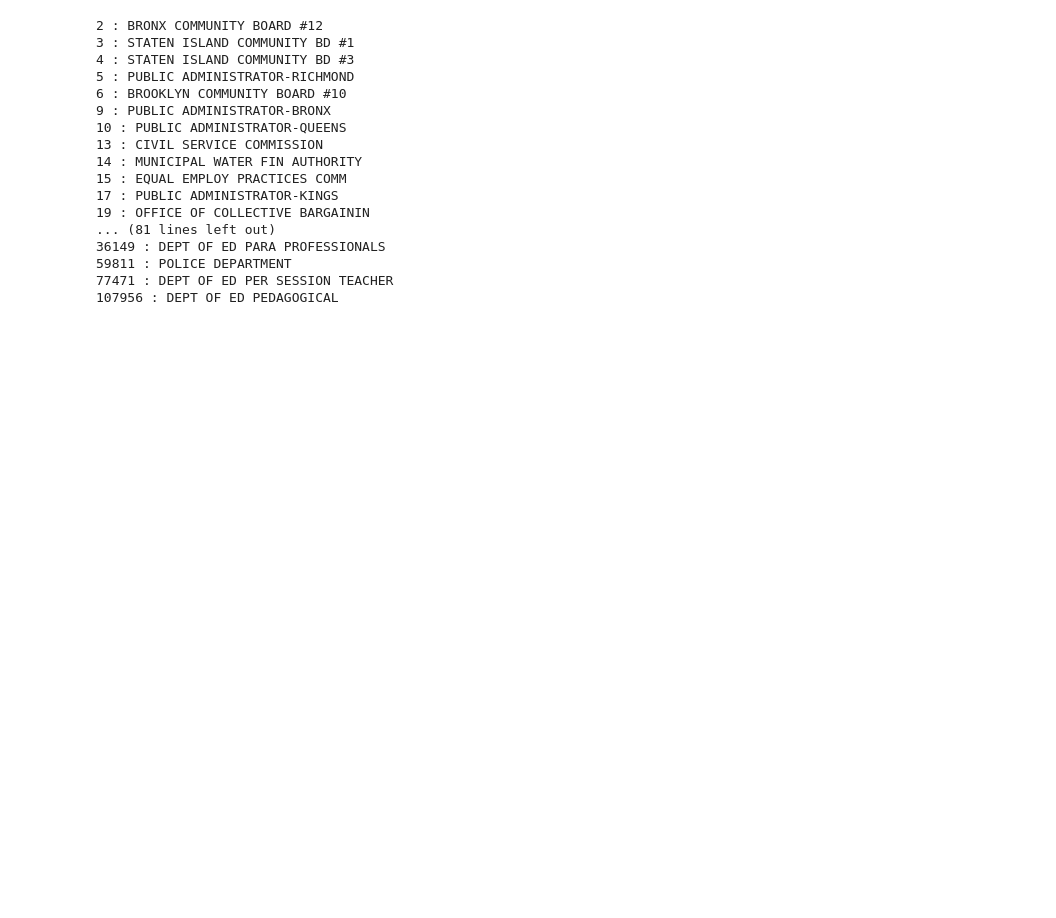
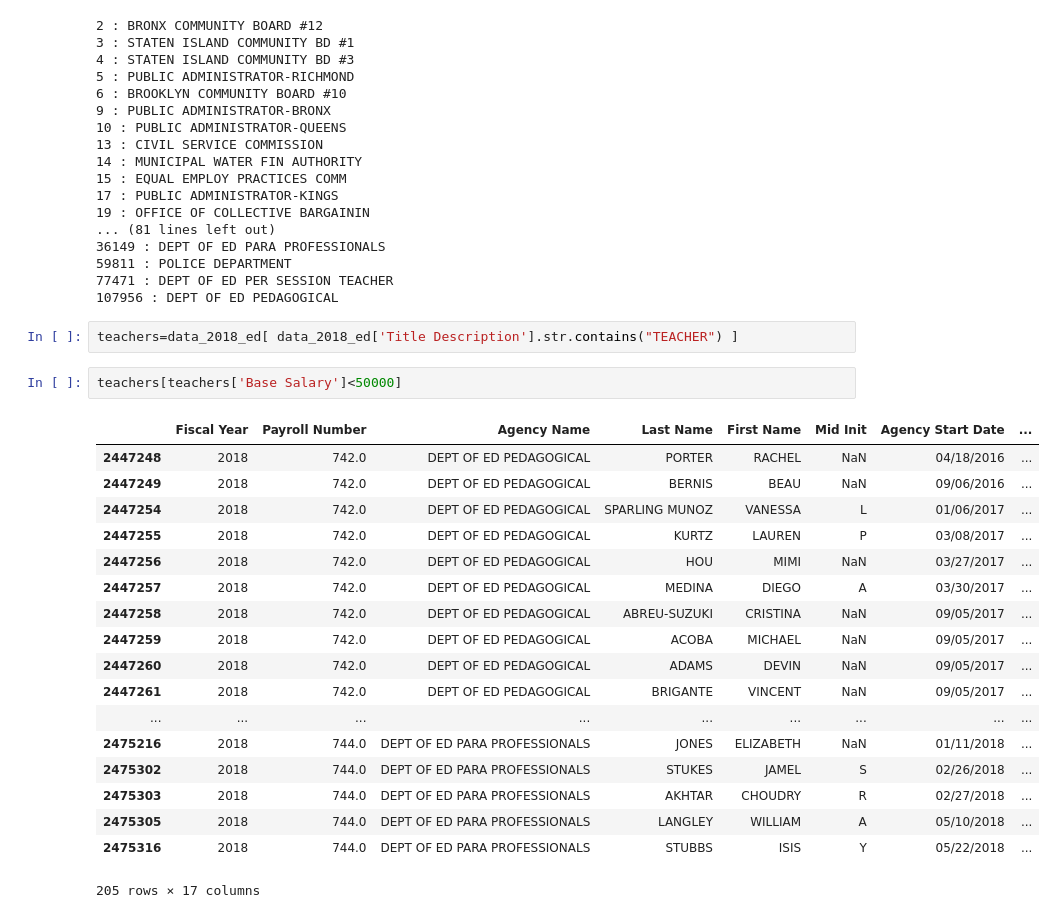
Before and after one commit to joannakl/core109, a Jupyter notebook: slides/11-working-with-data-Copy1.ipynb, the cells around one changed output. Cells and saved outputs as stored; diff of their text form; blank space fills up the shorter version.

```diff
--- a/slides/11-working-with-data-Copy1.ipynb
+++ b/slides/11-working-with-data-Copy1.ipynb
@@ -320,3 +362,26 @@ for key in sorted(agencies) :
 59811 : POLICE DEPARTMENT
 77471 : DEPT OF ED PER SESSION TEACHER
 107956 : DEPT OF ED PEDAGOGICAL
+# %%
+teachers=data_2018_ed[ data_2018_ed['Title Description'].str.contains("TEACHER") ]
+# %%
+teachers[teachers['Base Salary']<50000]
+# %% [output]
+|  | Fiscal Year | Payroll Number | Agency Name | Last Name | First Name | Mid Init | Agency Start Date | ... |
+| 2447248 | 2018 | 742.0 | DEPT OF ED PEDAGOGICAL | PORTER | RACHEL | NaN | 04/18/2016 | ... |
+| 2447249 | 2018 | 742.0 | DEPT OF ED PEDAGOGICAL | BERNIS | BEAU | NaN | 09/06/2016 | ... |
+| 2447254 | 2018 | 742.0 | DEPT OF ED PEDAGOGICAL | SPARLING MUNOZ | VANESSA | L | 01/06/2017 | ... |
+| 2447255 | 2018 | 742.0 | DEPT OF ED PEDAGOGICAL | KURTZ | LAUREN | P | 03/08/2017 | ... |
+| 2447256 | 2018 | 742.0 | DEPT OF ED PEDAGOGICAL | HOU | MIMI | NaN | 03/27/2017 | ... |
+| 2447257 | 2018 | 742.0 | DEPT OF ED PEDAGOGICAL | MEDINA | DIEGO | A | 03/30/2017 | ... |
+| 2447258 | 2018 | 742.0 | DEPT OF ED PEDAGOGICAL | ABREU-SUZUKI | CRISTINA | NaN | 09/05/2017 | ... |
+| 2447259 | 2018 | 742.0 | DEPT OF ED PEDAGOGICAL | ACOBA | MICHAEL | NaN | 09/05/2017 | ... |
+| 2447260 | 2018 | 742.0 | DEPT OF ED PEDAGOGICAL | ADAMS | DEVIN | NaN | 09/05/2017 | ... |
+| 2447261 | 2018 | 742.0 | DEPT OF ED PEDAGOGICAL | BRIGANTE | VINCENT | NaN | 09/05/2017 | ... |
+| ... | ... | ... | ... | ... | ... | ... | ... | ... |
+| 2475216 | 2018 | 744.0 | DEPT OF ED PARA PROFESSIONALS | JONES | ELIZABETH | NaN | 01/11/2018 | ... |
+| 2475302 | 2018 | 744.0 | DEPT OF ED PARA PROFESSIONALS | STUKES | JAMEL | S | 02/26/2018 | ... |
+| 2475303 | 2018 | 744.0 | DEPT OF ED PARA PROFESSIONALS | AKHTAR | CHOUDRY | R | 02/27/2018 | ... |
+| 2475305 | 2018 | 744.0 | DEPT OF ED PARA PROFESSIONALS | LANGLEY | WILLIAM | A | 05/10/2018 | ... |
+| 2475316 | 2018 | 744.0 | DEPT OF ED PARA PROFESSIONALS | STUBBS | ISIS | Y | 05/22/2018 | ... |
+205 rows × 17 columns
```
Also changed, not shown: parts of 15 cells of this notebook.
